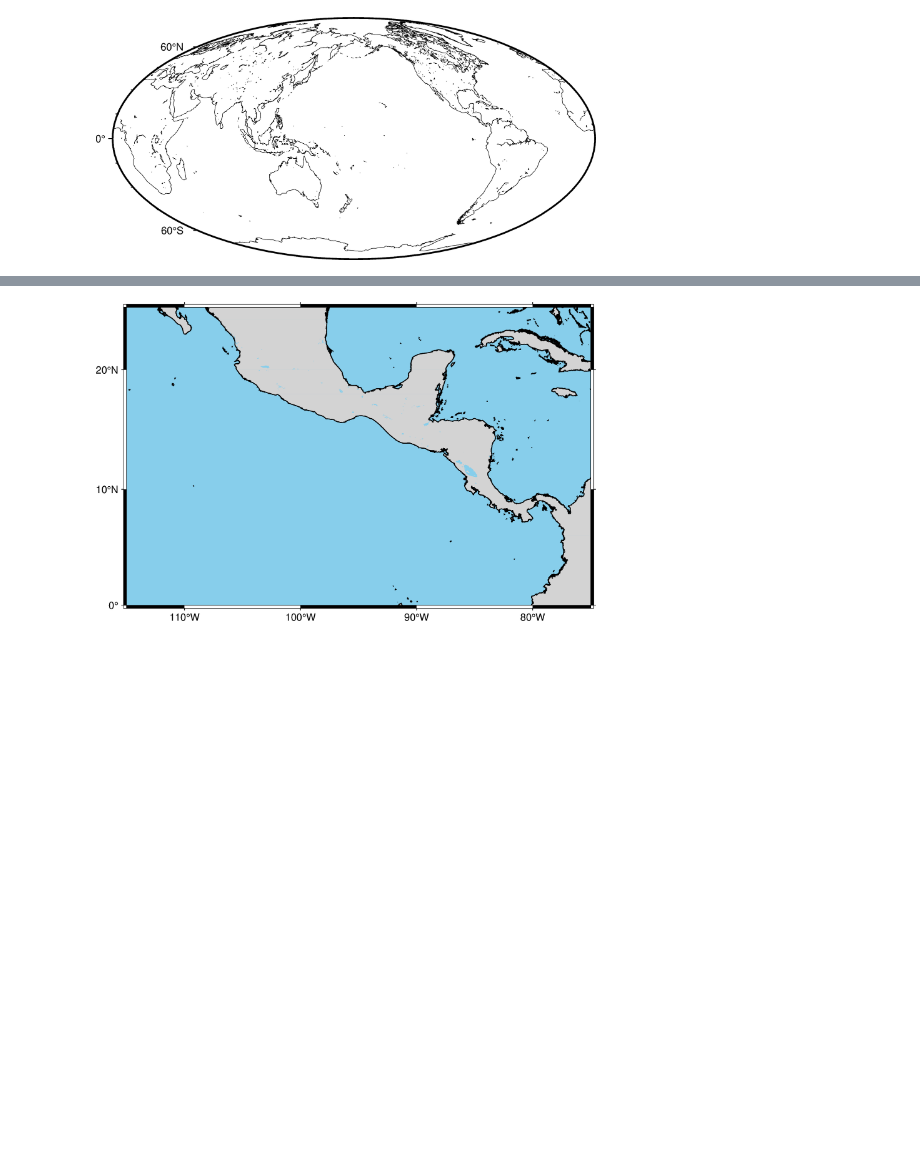
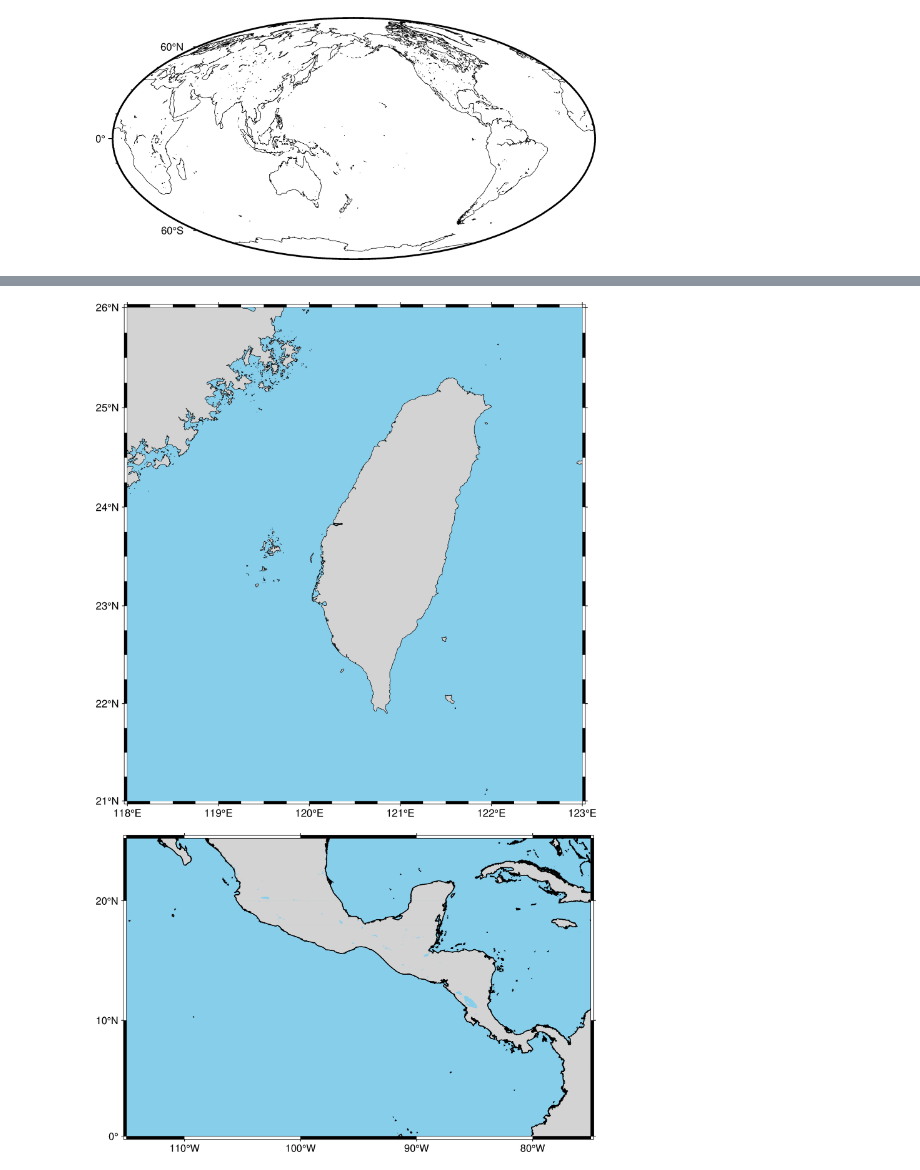
Before and after one commit to minh891711/plot_plate_boundary_pygmt, a Jupyter notebook: pygmt_plot_plate_boundary.ipynb, the cells around one changed output, grey strips where cells are left out. Cells and saved outputs as stored; diff of their text form; code cells hidden in the pictures; blank space fills up the shorter version.

```diff
--- a/pygmt_plot_plate_boundary.ipynb
+++ b/pygmt_plot_plate_boundary.ipynb
@@ -89,3 +83,17 @@ fig.show()
+# %%
+import pygmt
+
+fig = pygmt.Figure()
+# Set region for Taiwan: [longitude_min, longitude_max, latitude_min, latitude_max]
+# Approximate coordinates for Taiwan and its surrounding waters
+region_taiwan = [118, 123, 21, 26]
+
+# Adjust projection if necessary, 'M' for Mercator projection
+fig.basemap(region=region_taiwan, projection="M15c", frame=True)
+fig.coast(shorelines=True, resolution='h', land='lightgray', water='skyblue') # Add resolution and colors for better visualization
+fig.show()
+# %% [output]
+[figure, added]
 # %%
 import pygmt
 import pandas as pd # 雖然暫時還沒用到 pandas，但保留
```
Also changed, not shown: parts of 3 cells of this notebook.
